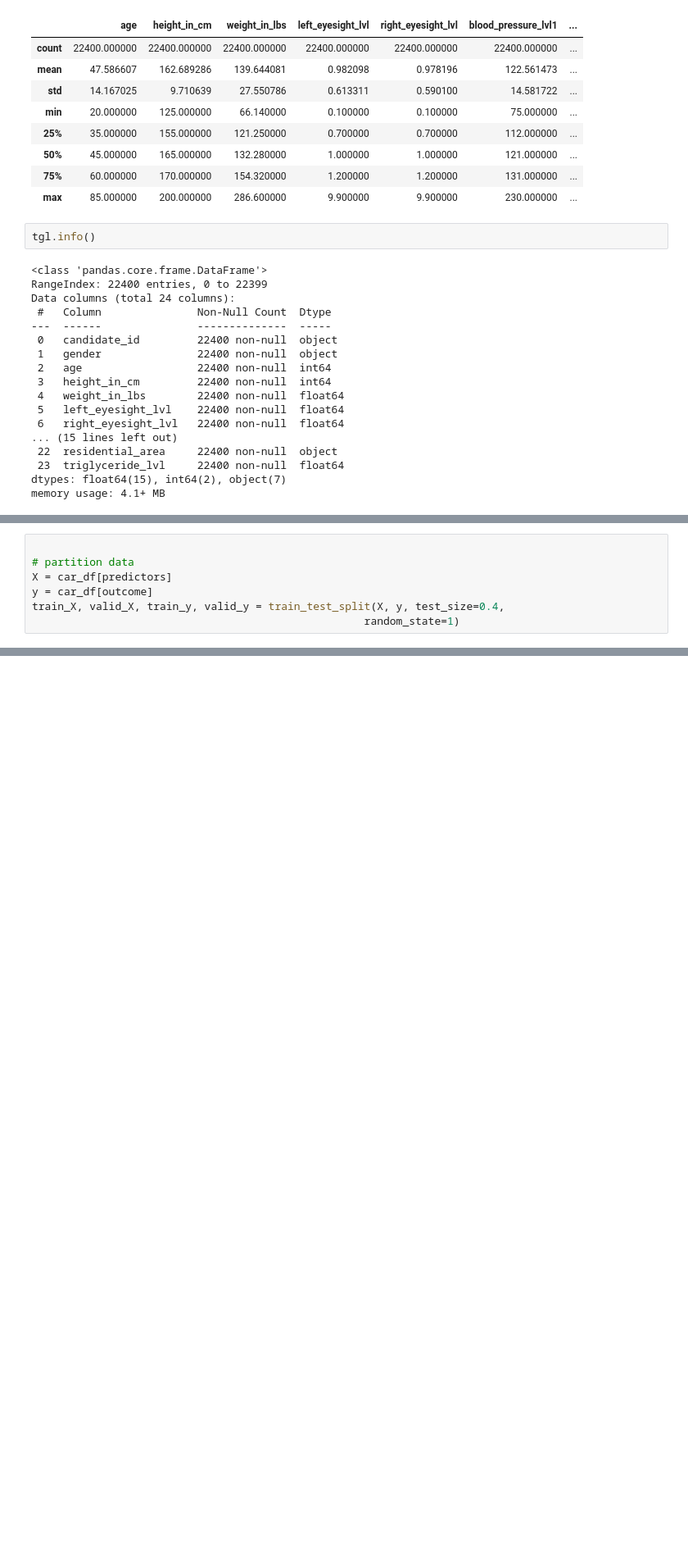
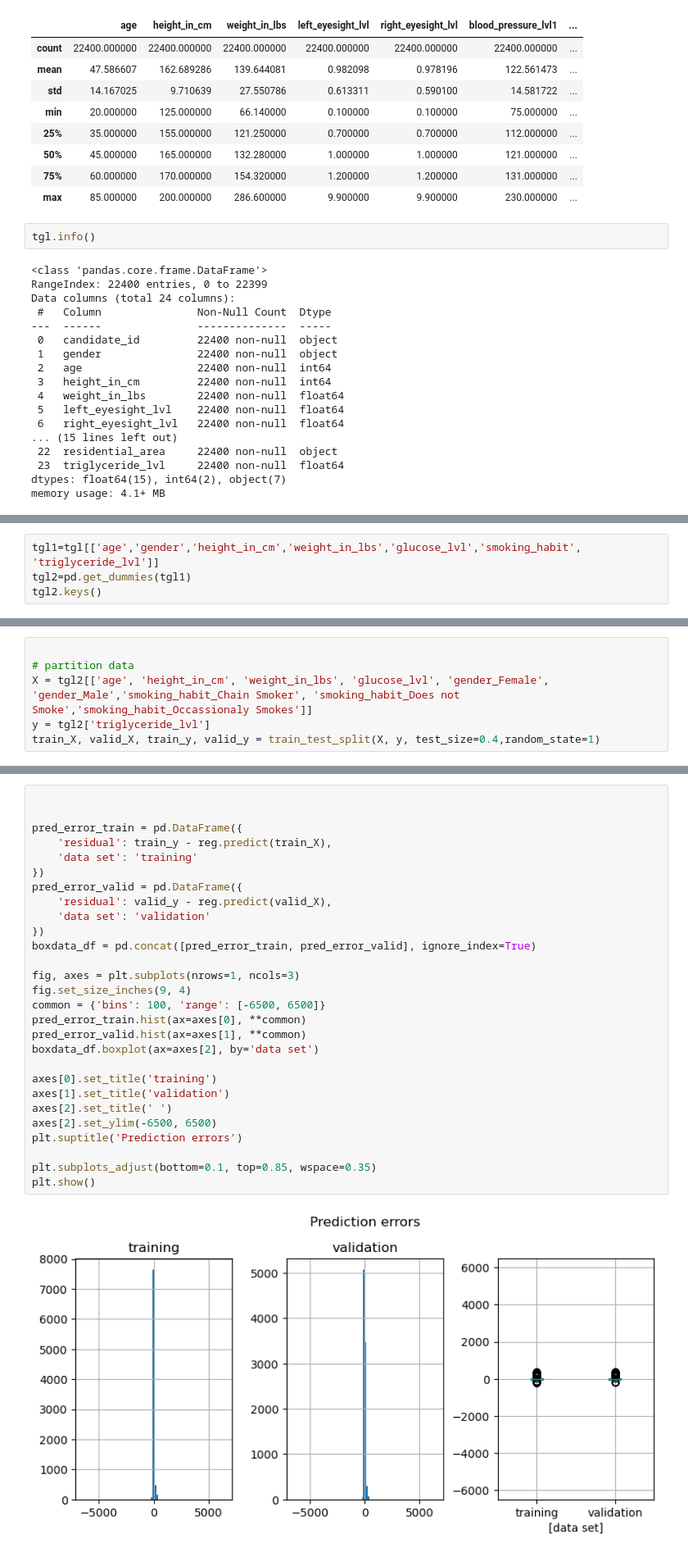
Before and after one commit to alnarayana6/Datascience, a Jupyter notebook: Python/Lupin_Triglycerides/triglycerides.ipynb, the cells around one changed output, grey strips where cells are left out. Shown: that part at 82% size. Saved outputs shown, nothing was run; the diff lists cells and outputs as text; blank space fills up the shorter version.

```diff
--- a/Python/Lupin_Triglycerides/triglycerides.ipynb
+++ b/Python/Lupin_Triglycerides/triglycerides.ipynb
@@ -64,0 +49,4 @@ KeyError: "[' height_in_cm ', 'weight_in_lbs '] not in index"
+# %%
+tgl1=tgl[['age','gender','height_in_cm','weight_in_lbs','glucose_lvl','smoking_habit', 'triglyceride_lvl']]
+tgl2=pd.get_dummies(tgl1)
+tgl2.keys()
@@ -65,10 +59,9 @@ KeyError: "[' height_in_cm ', 'weight_in_lbs '] not in index"
 # %%
 
 # partition data
-X = car_df[predictors]
-y = car_df[outcome]
-train_X, valid_X, train_y, valid_y = train_test_split(X, y, test_size=0.4,
-                                                    random_state=1)
+X = tgl2[['age', 'height_in_cm', 'weight_in_lbs', 'glucose_lvl', 'gender_Female', 'gender_Male','smoking_habit_Chain Smoker', 'smoking_habit_Does not Smoke','smoking_habit_Occassionaly Smokes']]
+y = tgl2['triglyceride_lvl']
+train_X, valid_X, train_y, valid_y = train_test_split(X, y, test_size=0.4,random_state=1)
 # %%
 
 # train linear regression model
@@ -83,0 +95,30 @@ regressionSummary(valid_y, reg.predict(valid_X))
+# %%
+
+
+pred_error_train = pd.DataFrame({
+    'residual': train_y - reg.predict(train_X),
+    'data set': 'training'
+})
+pred_error_valid = pd.DataFrame({
+    'residual': valid_y - reg.predict(valid_X),
+    'data set': 'validation'
+})
+boxdata_df = pd.concat([pred_error_train, pred_error_valid], ignore_index=True)
+
+fig, axes = plt.subplots(nrows=1, ncols=3)
+fig.set_size_inches(9, 4)
+common = {'bins': 100, 'range': [-6500, 6500]}
+pred_error_train.hist(ax=axes[0], **common)
+pred_error_valid.hist(ax=axes[1], **common)
+boxdata_df.boxplot(ax=axes[2], by='data set')
+
+axes[0].set_title('training')
+axes[1].set_title('validation')
+axes[2].set_title(' ')
+axes[2].set_ylim(-6500, 6500)
+plt.suptitle('Prediction errors')
+
+plt.subplots_adjust(bottom=0.1, top=0.85, wspace=0.35)
+plt.show()
+# %% [output]
+[figure, added]
```
Also changed, not shown: parts of 5 cells of this notebook.
